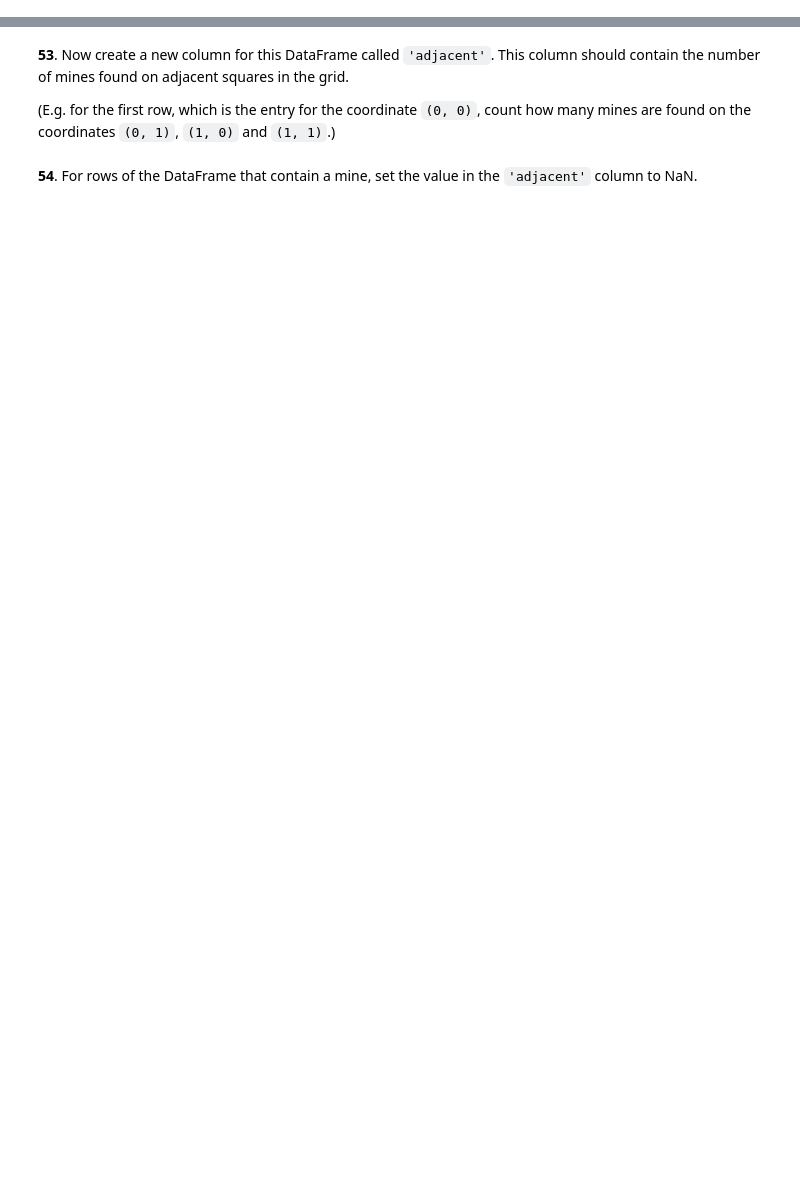
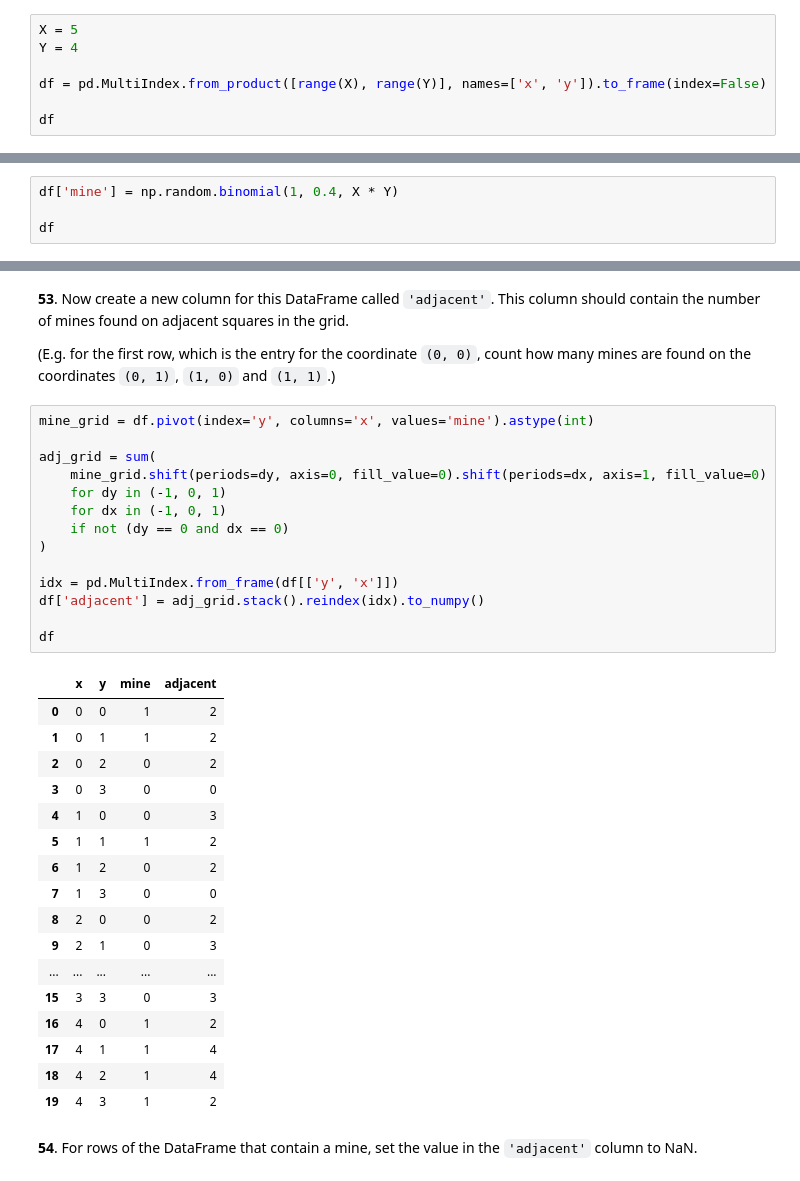
Before and after one commit to manasdodiya/pandas-60, a Jupyter notebook: 100-pandas-puzzles.ipynb, the cells around one changed output, grey strips where cells are left out. Saved outputs shown, nothing was run; the diff lists cells and outputs as text; blank space fills up the shorter version.

````diff
--- a/100-pandas-puzzles.ipynb
+++ b/100-pandas-puzzles.ipynb
@@ -881,3 +976,10 @@ To begin, generate a DataFrame `df` with two columns, `'x'` and `'y'` containing
 1  0  1
 2  0  2
 ```
+# %%
+X = 5
+Y = 4
+
+df = pd.MultiIndex.from_product([range(X), range(Y)], names=['x', 'y']).to_frame(index=False)
+
+df
@@ -884,2 +1004,6 @@ To begin, generate a DataFrame `df` with two columns, `'x'` and `'y'` containing
 # %% [markdown]
 **52**. For this DataFrame `df`, create a new column of zeros (safe) and ones (mine). The probability of a mine occuring at each location should be 0.4.
+# %%
+df['mine'] = np.random.binomial(1, 0.4, X * Y)
+
+df
@@ -887,5 +1029,37 @@ To begin, generate a DataFrame `df` with two columns, `'x'` and `'y'` containing
 **53**. Now create a new column for this DataFrame called `'adjacent'`. This column should contain the number of mines found on adjacent squares in the grid.
 
 (E.g. for the first row, which is the entry for the coordinate `(0, 0)`, count how many mines are found on the coordinates `(0, 1)`, `(1, 0)` and `(1, 1)`.)
+# %%
+mine_grid = df.pivot(index='y', columns='x', values='mine').astype(int)
+
+adj_grid = sum(
+    mine_grid.shift(periods=dy, axis=0, fill_value=0).shift(periods=dx, axis=1, fill_value=0)
+    for dy in (-1, 0, 1)
+    for dx in (-1, 0, 1)
+    if not (dy == 0 and dx == 0)
+)
+
+idx = pd.MultiIndex.from_frame(df[['y', 'x']])
+df['adjacent'] = adj_grid.stack().reindex(idx).to_numpy()
+
+df
+# %% [output]
+|  | x | y | mine | adjacent |
+| 0 | 0 | 0 | 1 | 2 |
+| 1 | 0 | 1 | 1 | 2 |
+| 2 | 0 | 2 | 0 | 2 |
+| 3 | 0 | 3 | 0 | 0 |
+| 4 | 1 | 0 | 0 | 3 |
+| 5 | 1 | 1 | 1 | 2 |
+| 6 | 1 | 2 | 0 | 2 |
+| 7 | 1 | 3 | 0 | 0 |
+| 8 | 2 | 0 | 0 | 2 |
+| 9 | 2 | 1 | 0 | 3 |
+| ... | ... | ... | ... | ... |
+| 15 | 3 | 3 | 0 | 3 |
+| 16 | 4 | 0 | 1 | 2 |
+| 17 | 4 | 1 | 1 | 4 |
+| 18 | 4 | 2 | 1 | 4 |
+| 19 | 4 | 3 | 1 | 2 |
 # %% [markdown]
 **54**. For rows of the DataFrame that contain a mine, set the value in the `'adjacent'` column to NaN.
````
Also changed, not shown: parts of 33 cells of this notebook, 1 other file.
